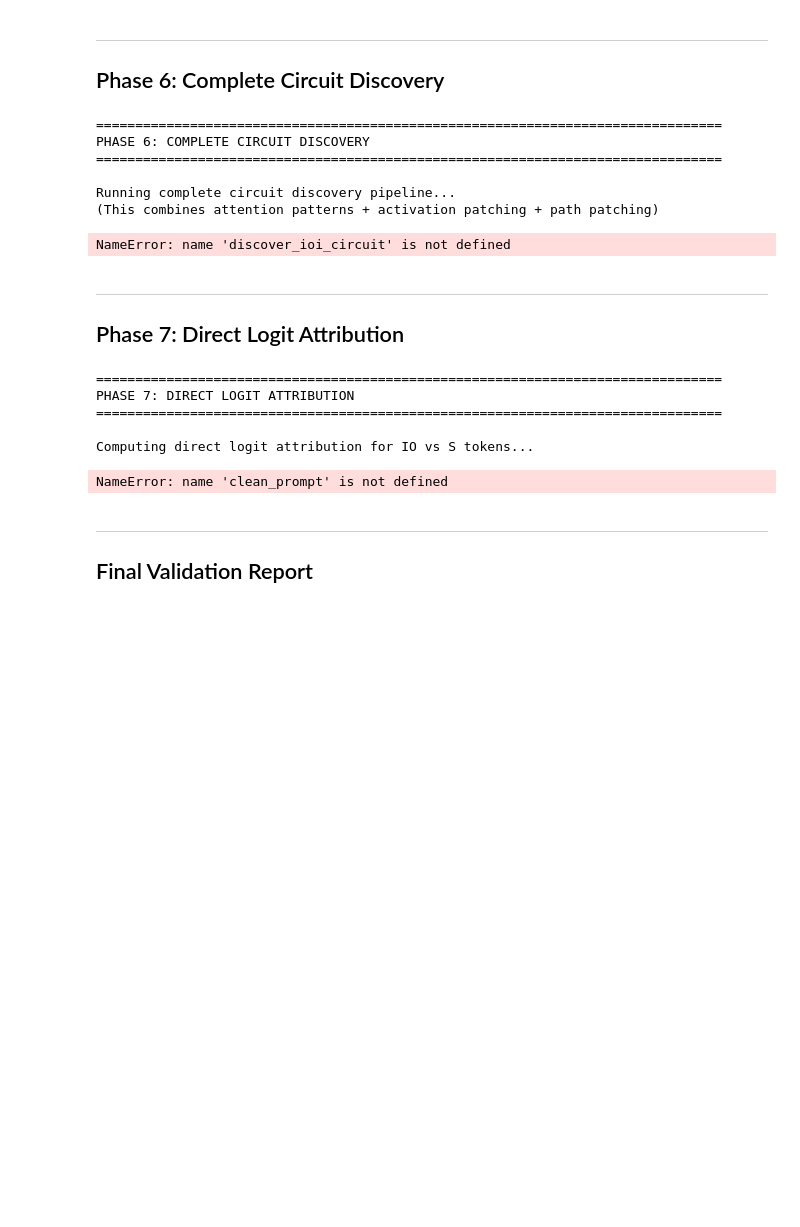
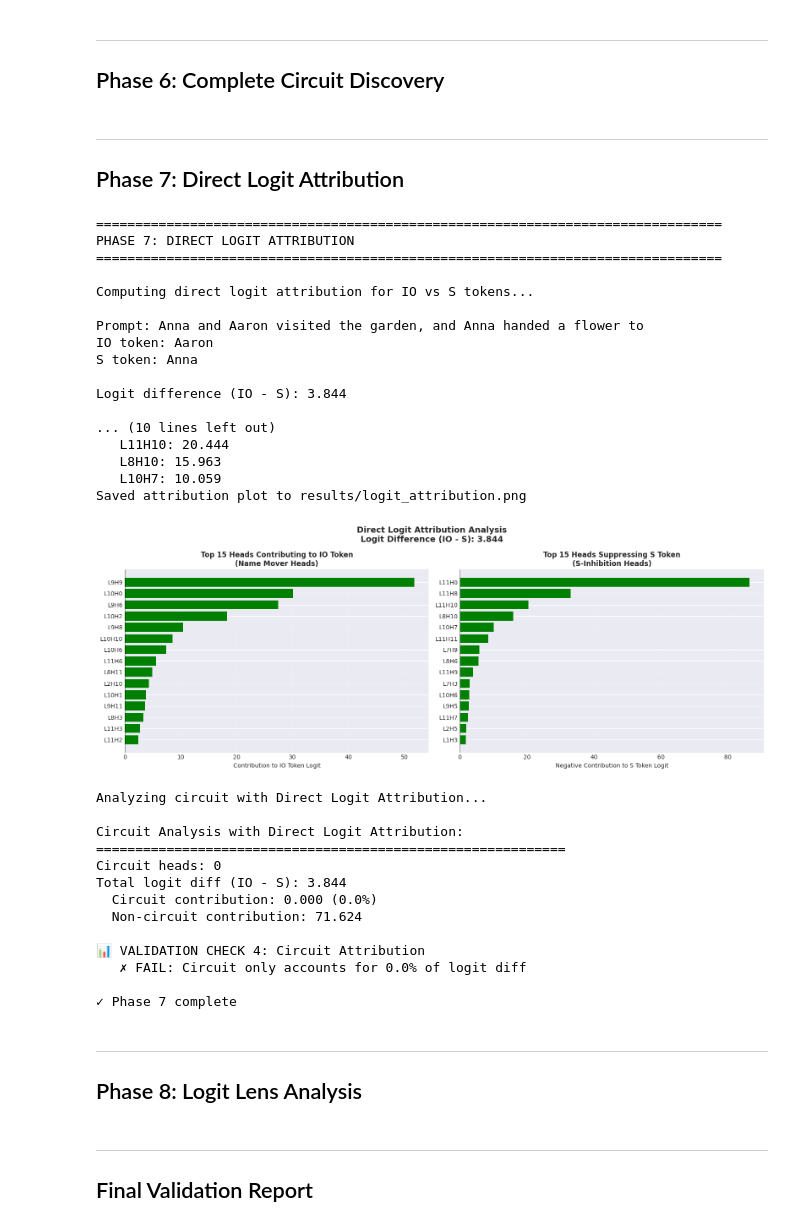
Before and after one commit to swisski/IOI_implementation, a Jupyter notebook: notebooks/ioi_replication_validation.ipynb, the cells around one changed output. Drawn from its saved outputs; the diff is of its cells as text; code cells hidden in the pictures; blank space fills up the shorter version.

```diff
--- a/notebooks/ioi_replication_validation.ipynb
+++ b/notebooks/ioi_replication_validation.ipynb
@@ -199,11 +231,8 @@ example = abba_dataset[0]
 clean_prompt = example["prompt"]
 print(f"\nClean prompt: {clean_prompt}")
 
-# Create corrupted version
-corrupted_prompt = clean_prompt.replace(
-    f", {example['io_name']} gave",
-    f", {example['s_name']} gave"
-)
+# Use the dataset's corrupted prompt (which correctly swaps subject)
+corrupted_prompt = example["corrupted_prompt"]
 print(f"Corrupted prompt: {corrupted_prompt}")
 
 clean_tokens = model.to_tokens(clean_prompt)
@@ -214,10 +243,11 @@ s_token_id = model.to_single_token(" " + example["s_name"])
 
 # Patch all layers
 print("\n1. Patching residual stream at all layers...")
-layer_effects = patch_all_layers(
+layer_results = patch_all_layers(
     model, clean_tokens, corrupted_tokens,
     io_token_id, s_token_id
 )
+layer_effects = layer_results['layer_effects']
 
 # Plot layer effects
 plt.figure(figsize=(12, 5))
@@ -229,7 +259,7 @@ plt.grid(True, alpha=0.3)
 plt.axhline(y=0.5, color='r', linestyle='--', alpha=0.5, label='High Effect (>0.5)')
 plt.legend()
 plt.tight_layout()
-plt.savefig('../results/activation_patching_layers.png', dpi=150, bbox_inches='tight')
+plt.savefig('results/activation_patching_layers.png', dpi=150, bbox_inches='tight')
 plt.show()
 
 print(f"\nTop 3 most important layers:")
@@ -239,22 +269,20 @@ for layer, effect in top_layers:
 
 # Patch all heads
 print("\n2. Patching all attention heads...")
-head_effects = patch_all_heads(
+head_results = patch_all_heads(
     model, clean_tokens, corrupted_tokens,
     io_token_id, s_token_id
 )
+head_effects = head_results['head_effects']
 
 # Reshape for heatmap
 n_layers = model.cfg.n_layers
 n_heads = model.cfg.n_heads
-head_matrix = np.zeros((n_layers, n_heads))
-for (layer, head), effect in head_effects.items():
-    head_matrix[layer, head] = effect
 
 # Plot heatmap
 plt.figure(figsize=(14, 8))
 sns.heatmap(
-    head_matrix,
+    head_effects,
     cmap='RdYlGn',
     center=0,
     vmin=-0.2,
@@ -267,12 +295,17 @@ plt.xlabel('Head')
 plt.ylabel('Layer')
 plt.title('Activation Patching by Head\n(Higher = More Important for IOI Task)')
 plt.tight_layout()
-plt.savefig('../results/activation_patching_heads.png', dpi=150, bbox_inches='tight')
+plt.savefig('results/activation_patching_heads.png', dpi=150, bbox_inches='tight')
 plt.show()
 
 # Find top heads
 print(f"\nTop 10 most important heads:")
-top_heads = sorted(head_effects.items(), key=lambda x: x[1], reverse=True)[:10]
+# Flatten the 2D array and get top heads
+flat_effects = []
+for layer in range(n_layers):
+    for head in range(n_heads):
+        flat_effects.append(((layer, head), head_effects[layer, head]))
+top_heads = sorted(flat_effects, key=lambda x: x[1], reverse=True)[:10]
 for (layer, head), effect in top_heads:
     print(f"   L{layer}H{head}: {effect:.3f}")
 
@@ -450,9 +501,9 @@ print("(This combines attention patterns + activation patching + path patching)\
 
 discovered_circuit = discover_ioi_circuit(
     model,
-    "../data/ioi_abba.json",
-    max_examples=30,
-    head_threshold=0.35,
+    "data/ioi_abba.json",
+    max_examples=50,  # Use more examples for robustness
+    head_threshold=0.3,  # Threshold for attention pattern detection
     path_threshold=0.25
 )
 
@@ -460,7 +511,7 @@ discovered_circuit = discover_ioi_circuit(
 print_circuit_summary(discovered_circuit)
 
 # Save circuit
-circuit_path = "../results/discovered_ioi_circuit.json"
+circuit_path = "results/discovered_ioi_circuit.json"
 with open(circuit_path, 'w') as f:
     # Convert tuples to lists for JSON serialization
     json_circuit = {
@@ -481,20 +532,12 @@ print(f"\n💾 Saved circuit to {circuit_path}")
 print("\nValidating discovered circuit...")
 validation_results = validate_circuit(
     model,
-    "../data/ioi_abba.json",
+    "data/ioi_abba.json",
     discovered_circuit,
     max_examples=50
 )
 
 print("\n✓ Phase 6 complete")
-# %% [output]
-================================================================================
-PHASE 6: COMPLETE CIRCUIT DISCOVERY
-================================================================================
-
-Running complete circuit discovery pipeline...
-(This combines attention patterns + activation patching + path patching)
-NameError: name 'discover_ioi_circuit' is not defined
 # %% [markdown]
 ---
 ## Phase 7: Direct Logit Attribution
@@ -532,35 +575,63 @@ for layer, head, contrib in comparison["top_s_suppression_heads"][:5]:
 # Create visualization
 plot_logit_attribution(
     comparison,
-    save_path="../results/logit_attribution.png",
+    save_path="results/logit_attribution.png",
     top_n=15
 )
 
 # Analyze circuit with DLA
 print("\nAnalyzing circuit with Direct Logit Attribution...")
 dla_analysis = analyze_circuit_with_dla(
     model,
     clean_tokens,
     io_token_id,
     s_token_id,
     circuit_heads=discovered_circuit
 )
 
 circuit_percentage = dla_analysis["circuit_analysis"]["circuit_percentage"]
 
 print("\n📊 VALIDATION CHECK 4: Circuit Attribution")
 if circuit_percentage >= 0.60:
     print(f"   ✓ PASS: Circuit accounts for {circuit_percentage:.1%} of logit diff (≥60%)")
     validation_report.append({"test": "Circuit Attribution", "status": "PASS", "value": f"{circuit_percentage:.1%}"})
 else:
     print(f"   ✗ FAIL: Circuit only accounts for {circuit_percentage:.1%} of logit diff")
     validation_report.append({"test": "Circuit Attribution", "status": "FAIL", "value": f"{circuit_percentage:.1%}"})
 
 print("\n✓ Phase 7 complete")
 # %% [output]
 ================================================================================
 PHASE 7: DIRECT LOGIT ATTRIBUTION
 ================================================================================
 
 Computing direct logit attribution for IO vs S tokens...
+
+Prompt: Anna and Aaron visited the garden, and Anna handed a flower to
+IO token: Aaron
+S token: Anna
+
+Logit difference (IO - S): 3.844
+
+... (10 lines left out)
+   L11H10: 20.444
+   L8H10: 15.963
+   L10H7: 10.059
+Saved attribution plot to results/logit_attribution.png
+[figure, added]
-NameError: name 'clean_prompt' is not defined
+Analyzing circuit with Direct Logit Attribution...
+
+Circuit Analysis with Direct Logit Attribution:
+============================================================
+Circuit heads: 0
+Total logit diff (IO - S): 3.844
+  Circuit contribution: 0.000 (0.0%)
+  Non-circuit contribution: 71.624
+
+📊 VALIDATION CHECK 4: Circuit Attribution
+   ✗ FAIL: Circuit only accounts for 0.0% of logit diff
+
+✓ Phase 7 complete
+# %% [markdown]
+---
+## Phase 8: Logit Lens Analysis
```
Also changed, not shown: parts of 45 cells of this notebook, 30 other files.
